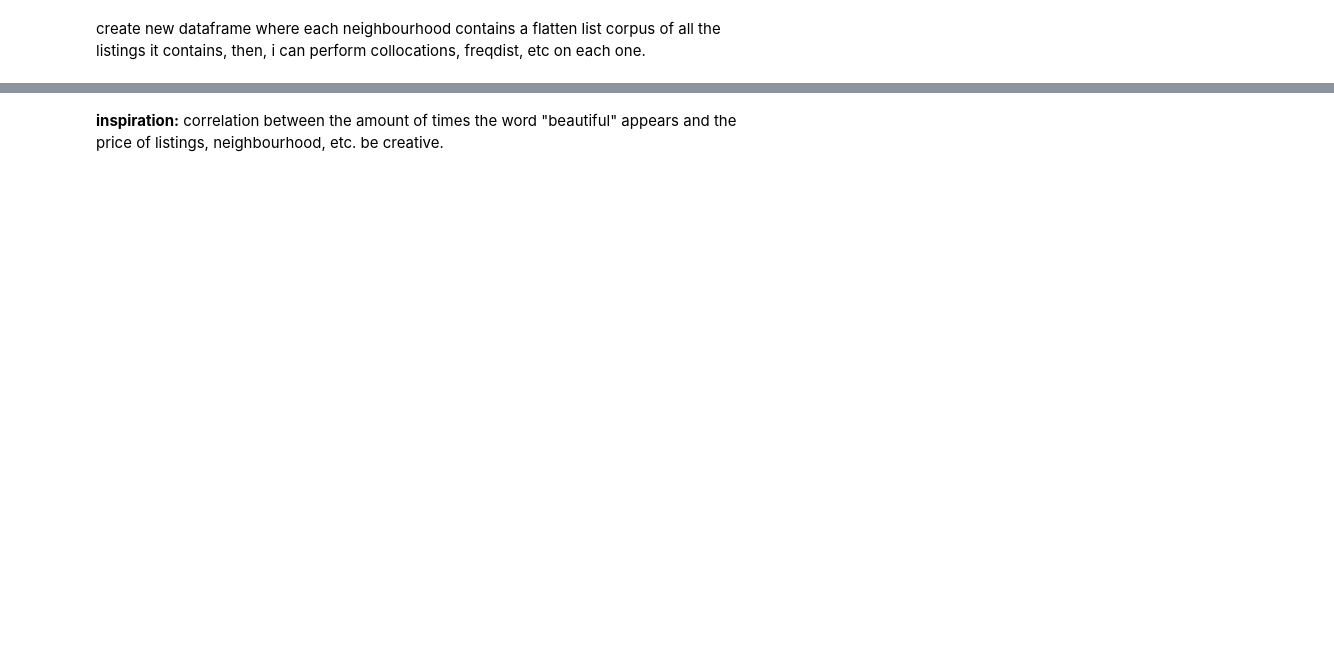
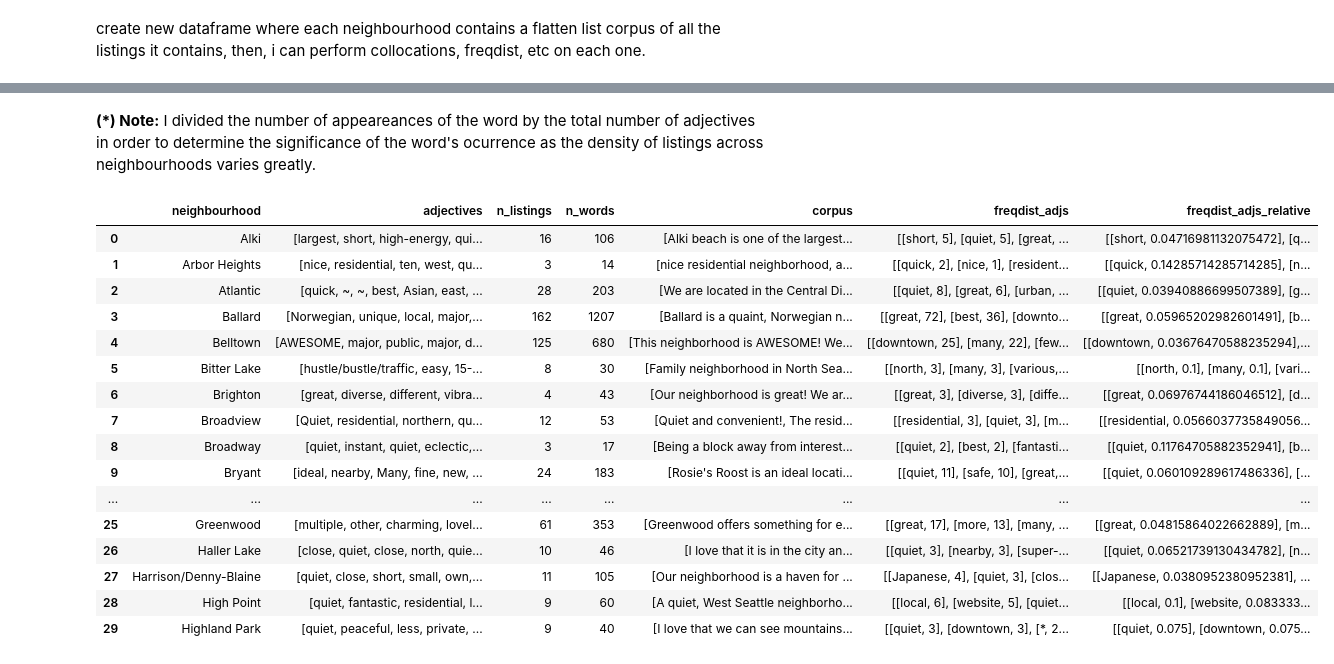
Before and after one commit to ivanachillee/seattle-senses, a Jupyter notebook: notebooks/SS_Cleaning_and_EDA.ipynb, the cells around one changed output, grey strips where cells are left out. Saved outputs shown, nothing was run; the diff lists cells and outputs as text; code cells hidden in the pictures; blank space fills up the shorter version.

```diff
--- a/notebooks/SS_Cleaning_and_EDA.ipynb
+++ b/notebooks/SS_Cleaning_and_EDA.ipynb
@@ -169,2 +397,0 @@ adjectives_per_neighbourhood["corpus"] = listings.groupby(["neighbourhood"])["de
-# %%
-adjectives_per_neighbourhood["size_corpus"] = adjectives_per_neighbourhood["corpus"].apply(np.size)
@@ -178,2 +415,0 @@ FreqDist(adjectives_per_neighbourhood["adjectives"][2])
-# %% [markdown]
-**inspiration:** correlation between the amount of times the word "beautiful" appears and the price of listings, neighbourhood, etc. be creative.
@@ -179,0 +418,48 @@ FreqDist(adjectives_per_neighbourhood["adjectives"][2])
+# %%
+#absolute freqdist
+array_freqdist = []
+for i in range(len(adjectives_per_neighbourhood)):
+    freq = FreqDist(adjectives_per_neighbourhood["adjectives"][i])
+    most_common = freq.most_common(30)
+    for i in range(len(most_common)):
+        most_common[i] = list(most_common[i])
+    array_freqdist.append(most_common)
+# %%
+#relative freqdist (*)
+array_freqdist2 = []
+for i in range(len(adjectives_per_neighbourhood)):
+    freq = FreqDist(adjectives_per_neighbourhood["adjectives"][i])
+    most_common = freq.most_common(30)
+
+    n_words = adjectives_per_neighbourhood["n_words"][i]
+
+    for i in range(len(most_common)):
+        most_common[i] = list(most_common[i])
+        most_common[i][1] = most_common[i][1]/n_words
+
+    array_freqdist2.append(most_common)
+# %% [markdown]
+**(*) Note:** I divided the number of appeareances of the word by the total number of adjectives in order to determine the significance of the word's ocurrence as the density of listings across neighbourhoods varies greatly.
+# %%
+adjectives_per_neighbourhood["freqdist_adjs"] = array_freqdist
+adjectives_per_neighbourhood["freqdist_adjs_relative"] = array_freqdist2
+# %%
+adjectives_per_neighbourhood.head(30)
+# %% [output]
+|  | neighbourhood | adjectives | n_listings | n_words | corpus | freqdist_adjs | freqdist_adjs_relative |
+| 0 | Alki | [largest, short, high-energy, qui... | 16 | 106 | [Alki beach is one of the largest... | [[short, 5], [quiet, 5], [great, ... | [[short, 0.04716981132075472], [q... |
+| 1 | Arbor Heights | [nice, residential, ten, west, qu... | 3 | 14 | [nice residential neighborhood, a... | [[quick, 2], [nice, 1], [resident... | [[quick, 0.14285714285714285], [n... |
+| 2 | Atlantic | [quick, ~, ~, best, Asian, east, ... | 28 | 203 | [We are located in the Central Di... | [[quiet, 8], [great, 6], [urban, ... | [[quiet, 0.03940886699507389], [g... |
+| 3 | Ballard | [Norwegian, unique, local, major,... | 162 | 1207 | [Ballard is a quaint, Norwegian n... | [[great, 72], [best, 36], [downto... | [[great, 0.05965202982601491], [b... |
+| 4 | Belltown | [AWESOME, major, public, major, d... | 125 | 680 | [This neighborhood is AWESOME! We... | [[downtown, 25], [many, 22], [few... | [[downtown, 0.03676470588235294],... |
+| 5 | Bitter Lake | [hustle/bustle/traffic, easy, 15-... | 8 | 30 | [Family neighborhood in North Sea... | [[north, 3], [many, 3], [various,... | [[north, 0.1], [many, 0.1], [vari... |
+| 6 | Brighton | [great, diverse, different, vibra... | 4 | 43 | [Our neighborhood is great! We ar... | [[great, 3], [diverse, 3], [diffe... | [[great, 0.06976744186046512], [d... |
+| 7 | Broadview | [Quiet, residential, northern, qu... | 12 | 53 | [Quiet and convenient!, The resid... | [[residential, 3], [quiet, 3], [m... | [[residential, 0.0566037735849056... |
+| 8 | Broadway | [quiet, instant, quiet, eclectic,... | 3 | 17 | [Being a block away from interest... | [[quiet, 2], [best, 2], [fantasti... | [[quiet, 0.11764705882352941], [b... |
+| 9 | Bryant | [ideal, nearby, Many, fine, new, ... | 24 | 183 | [Rosie's Roost is an ideal locati... | [[quiet, 11], [safe, 10], [great,... | [[quiet, 0.060109289617486336], [... |
+| ... | ... | ... | ... | ... | ... | ... | ... |
+| 25 | Greenwood | [multiple, other, charming, lovel... | 61 | 353 | [Greenwood offers something for e... | [[great, 17], [more, 13], [many, ... | [[great, 0.04815864022662889], [m... |
+| 26 | Haller Lake | [close, quiet, close, north, quie... | 10 | 46 | [I love that it is in the city an... | [[quiet, 3], [nearby, 3], [super-... | [[quiet, 0.06521739130434782], [n... |
+| 27 | Harrison/Denny-Blaine | [quiet, close, short, small, own,... | 11 | 105 | [Our neighborhood is a haven for ... | [[Japanese, 4], [quiet, 3], [clos... | [[Japanese, 0.0380952380952381], ... |
+| 28 | High Point | [quiet, fantastic, residential, l... | 9 | 60 | [A quiet, West Seattle neighborho... | [[local, 6], [website, 5], [quiet... | [[local, 0.1], [website, 0.083333... |
+| 29 | Highland Park | [quiet, peaceful, less, private, ... | 9 | 40 | [I love that we can see mountains... | [[quiet, 3], [downtown, 3], [*, 2... | [[quiet, 0.075], [downtown, 0.075... |
```
Also changed, not shown: parts of 39 cells of this notebook.
